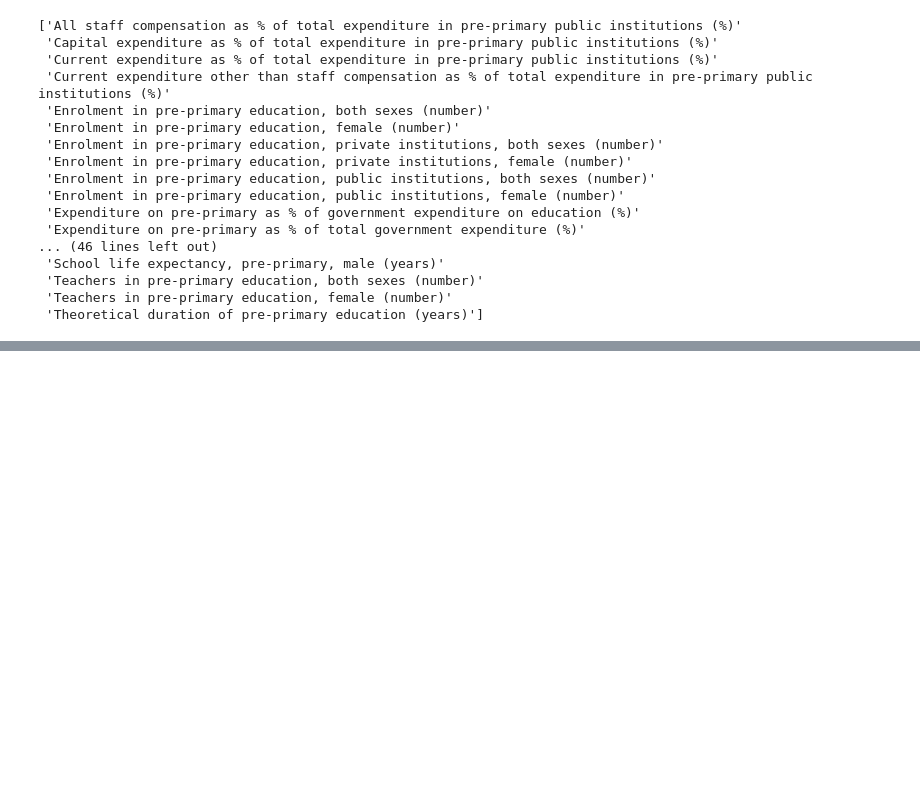
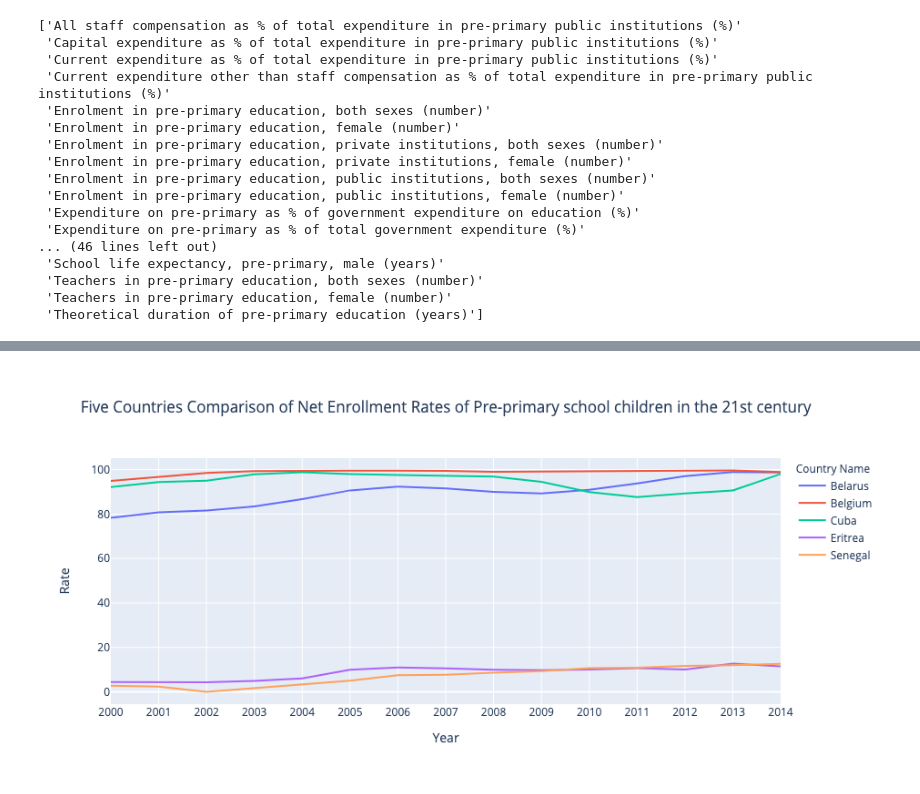
Before and after one commit to yilinee/hcde-410-final, a Jupyter notebook: Analysis.ipynb, the cells around one changed output, grey strips where cells are left out. Cells and saved outputs as stored; diff of their text form; code cells hidden in the pictures; blank space fills up the shorter version.

```diff
--- a/Analysis.ipynb
+++ b/Analysis.ipynb
@@ -60,0 +143,7 @@ fig.show()
+# %%
+# select the five countries of interest
+dfpcc = dfpc[dfpc['Country Name'].str.contains("Belgium|Belarus|Cuba|Eritrea|Senegal")]
+# %%
+# compare net enrollment rates of pre-primary education among the five countries
+ner = dfpcc[dfpcc['Indicator Name'].str.contains("Net enrolment rate, pre-primary, both sexes")]
+display(ner)
@@ -60,0 +157,12 @@ fig.show()
+# %%
+# exclude country code and indicator name columns
+ner_new = ner[ner.columns.difference(['Country Code', 'Indicator Name'])]
+
+# turn null or missing values in the dataframe into zeros
+ner_new = ner_new.fillna (0)
+# %%
+# turn dataframe from wide to long for data visualization
+ner_long = pd.melt(frame=ner_new, id_vars=["Country Name"], var_name="Year", value_name="Rate")
+
+# display the new dataframe
+display(ner_long)
@@ -60,0 +187,12 @@ fig.show()
+# %%
+# visualize the net enrollment rate of five countries
+fig = px.line(ner_long, x="Year", y="Rate", color='Country Name',
+                 title="Five Countries Comparison of Net Enrollment Rates of Pre-primary school children in the 21st century")
+
+# show the visualization
+fig.show()
+
+# function to save the image; to run this function, delete the content inside the "Images" folder
+# fig.write_image("./Images/NERcompare.png")
+# %% [output]
+[figure, added]
```
Also changed, not shown: parts of 27 cells of this notebook, 4 other files.
